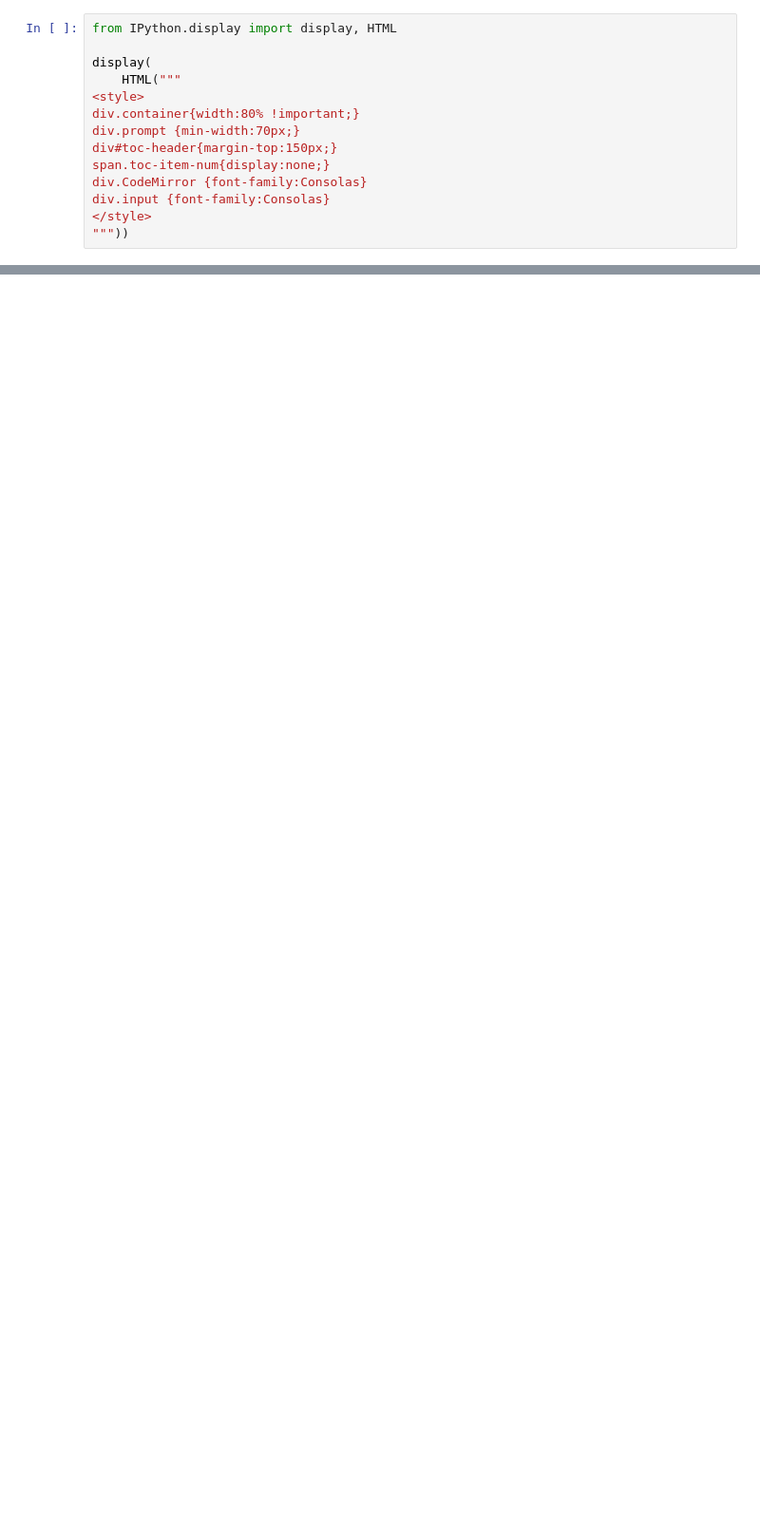
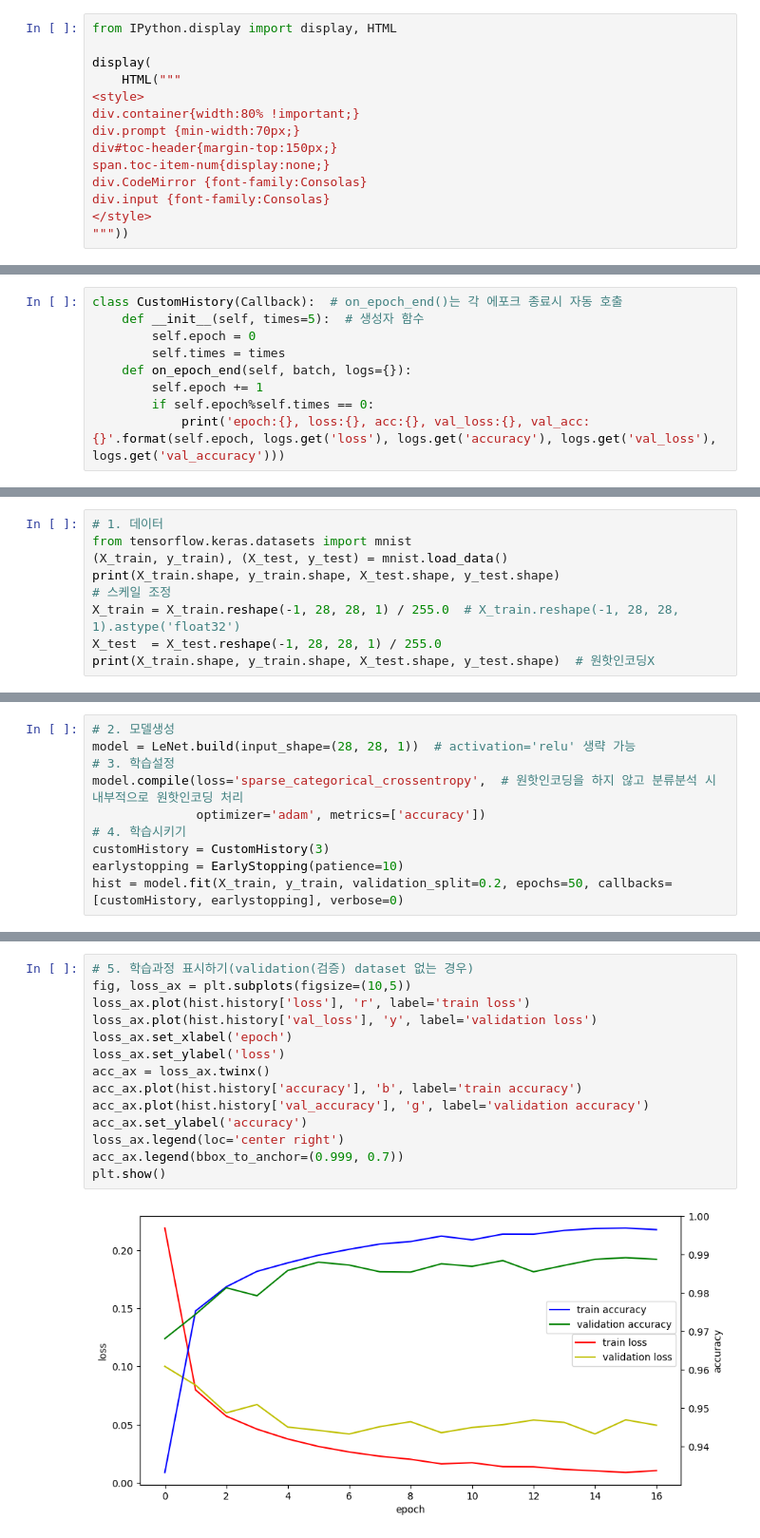
Before and after one commit to sehyeon24/ai, a Jupyter notebook: source/09_이미지처리/02_CNN알고리즘들.ipynb, the cells around one changed output, grey strips where cells are left out. Shown at 95% size. Cells and saved outputs as stored; diff of their text form; blank space fills up the shorter version.

```diff
--- a/source/09_이미지처리/02_CNN알고리즘들.ipynb
+++ b/source/09_이미지처리/02_CNN알고리즘들.ipynb
@@ -16,0 +31,9 @@ div.input {font-family:Consolas}
+# %%
+class CustomHistory(Callback):  # on_epoch_end()는 각 에포크 종료시 자동 호출
+    def __init__(self, times=5):  # 생성자 함수
+        self.epoch = 0
+        self.times = times
+    def on_epoch_end(self, batch, logs={}):
+        self.epoch += 1
+        if self.epoch%self.times == 0:
+            print('epoch:{}, loss:{}, acc:{}, val_loss:{}, val_acc:{}'.format(self.epoch, logs.get('loss'), logs.get('accuracy'), logs.get('val_loss'), logs.get('val_accuracy')))
@@ -16,0 +103,9 @@ div.input {font-family:Consolas}
+# %%
+# 1. 데이터
+from tensorflow.keras.datasets import mnist
+(X_train, y_train), (X_test, y_test) = mnist.load_data()
+print(X_train.shape, y_train.shape, X_test.shape, y_test.shape)
+# 스케일 조정
+X_train = X_train.reshape(-1, 28, 28, 1) / 255.0  # X_train.reshape(-1, 28, 28, 1).astype('float32')
+X_test  = X_test.reshape(-1, 28, 28, 1) / 255.0
+print(X_train.shape, y_train.shape, X_test.shape, y_test.shape)  # 원핫인코딩X
@@ -16,0 +115,10 @@ div.input {font-family:Consolas}
+# %%
+# 2. 모델생성
+model = LeNet.build(input_shape=(28, 28, 1))  # activation='relu' 생략 가능
+# 3. 학습설정
+model.compile(loss='sparse_categorical_crossentropy',  # 원핫인코딩을 하지 않고 분류분석 시 내부적으로 원핫인코딩 처리
+              optimizer='adam', metrics=['accuracy'])
+# 4. 학습시키기
+customHistory = CustomHistory(3)
+earlystopping = EarlyStopping(patience=10)
+hist = model.fit(X_train, y_train, validation_split=0.2, epochs=50, callbacks=[customHistory, earlystopping], verbose=0)
@@ -16,0 +131,16 @@ div.input {font-family:Consolas}
+# %%
+# 5. 학습과정 표시하기(validation(검증) dataset 없는 경우)
+fig, loss_ax = plt.subplots(figsize=(10,5))
+loss_ax.plot(hist.history['loss'], 'r', label='train loss')
+loss_ax.plot(hist.history['val_loss'], 'y', label='validation loss')
+loss_ax.set_xlabel('epoch')
+loss_ax.set_ylabel('loss')
+acc_ax = loss_ax.twinx()
+acc_ax.plot(hist.history['accuracy'], 'b', label='train accuracy')
+acc_ax.plot(hist.history['val_accuracy'], 'g', label='validation accuracy')
+acc_ax.set_ylabel('accuracy')
+loss_ax.legend(loc='center right')
+acc_ax.legend(bbox_to_anchor=(0.999, 0.7))
+plt.show()
+# %% [output]
+[figure, added]
```
Also changed, not shown: parts of 41 cells of this notebook, 5 other files.
